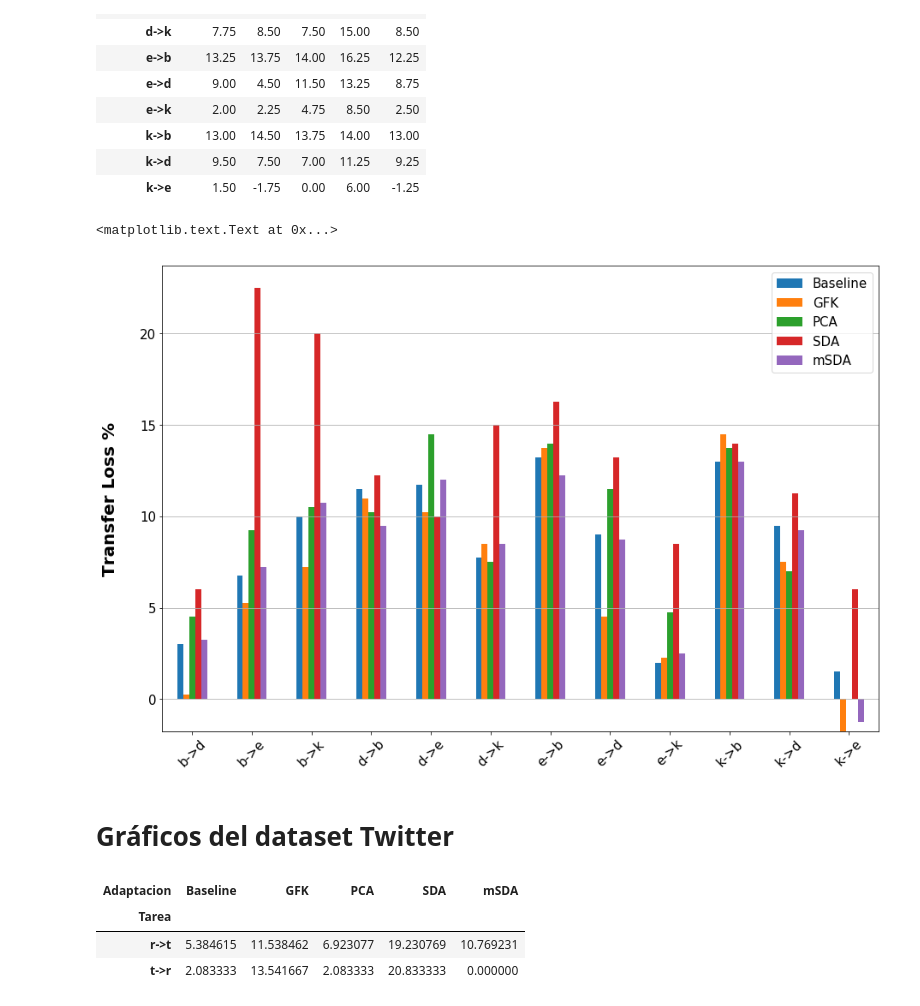
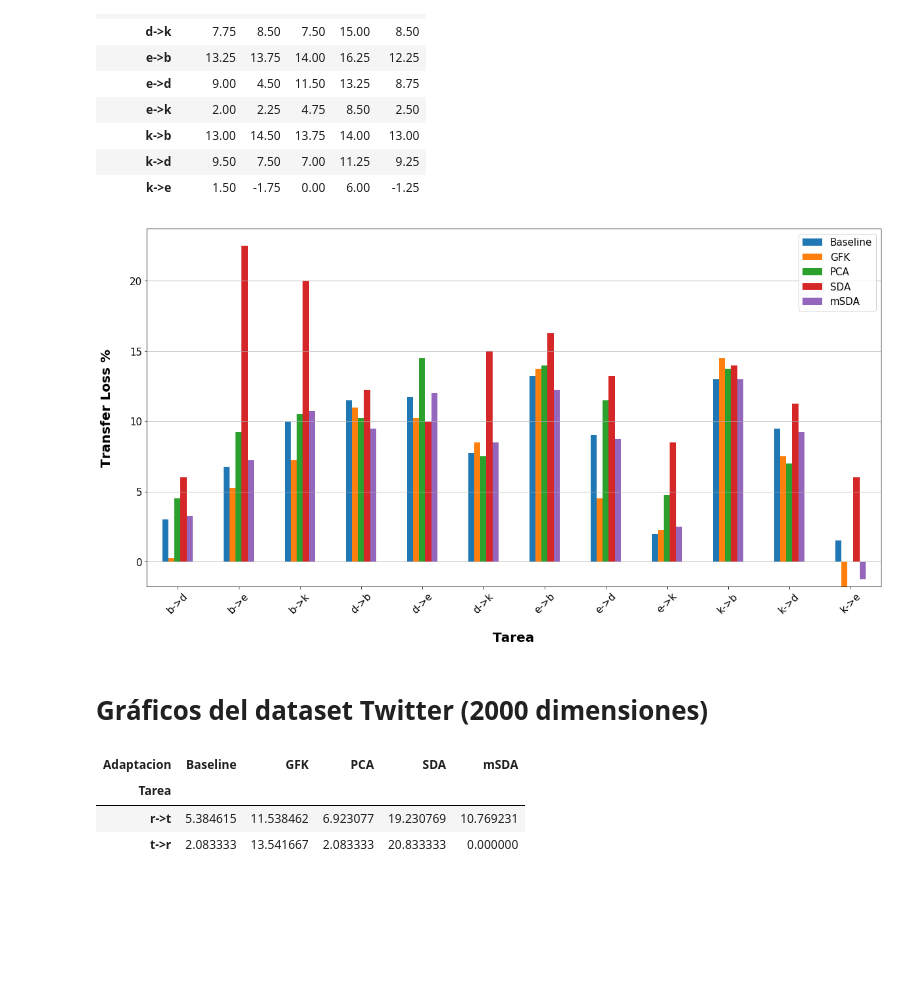
Before and after one commit to franciscoprimero/Memoria, a Jupyter notebook: Graficos.ipynb, the cells around one changed output. Cells and saved outputs as stored; diff of their text form; code cells hidden in the pictures; blank space fills up the shorter version.

Commit message:
Archivos con errores renombrados y graficos agregados.

```diff
--- a/Graficos.ipynb
+++ b/Graficos.ipynb
@@ -16,9 +11,9 @@ print dataframe_columns
 # %%
-def get_scores_dataframe(dataset):
+def get_scores_dataframe(dataset, dims):
     df = None
 
     for prueba in pruebas:
-        path = os.path.join(scores_path, prueba, dataset+'.csv')
+        path = os.path.join(scores_path, prueba, "%s_%d.csv" % (dataset, dims))
 
         if os.path.exists(path):
             #print path
@@ -45,5 +40,6 @@ def get_scores_dataframe(dataset):
 # %%
-df_amazon = get_scores_dataframe(datasets[0])
+dims = 3000
+df_amazon = get_scores_dataframe(datasets[0], dims)
 df_amazon
 # %% [output]
 | Adaptacion | Baseline | GFK | PCA | SDA | mSDA |
@@ -61,17 +57,19 @@ df_amazon
 | k->d | 9.50 | 7.50 | 7.00 | 11.25 | 9.25 |
 | k->e | 1.50 | -1.75 | 0.00 | 6.00 | -1.25 |
 # %%
-amazon_plot = df_amazon.plot(kind='bar', figsize=(15,10), rot=45, fontsize=15, legend=False)
-patches, labels = ax.get_legend_handles_labels()
+amazon_plot = df_amazon.plot(kind='bar', figsize=(20,10), rot=45, fontsize=15, legend=False)
+patches, labels = amazon_plot.get_legend_handles_labels()
 
 amazon_plot.legend(patches, labels, loc='best', fontsize=15)
 amazon_plot.yaxis.grid(which='major')
 
 amazon_plot.set_ylabel("Transfer Loss %", labelpad=25,fontsize=20, weight='bold')
-amazon_plot.set_xlabel("")
+amazon_plot.set_xlabel("Tarea", labelpad=25,fontsize=20, weight='bold')
+
+figure_path = os.path.join(graficos_path, datasets[0], "%d.png" % dims)
+plt.savefig(figure_path)
 # %% [output]
-<matplotlib.text.Text at 0x...>
-[figure, old version]
+[figure, new version]
 # %% [markdown]
-# Gráficos del dataset Twitter
+# Gráficos del dataset Twitter (2000 dimensiones)
 # %%
```
Also changed, not shown: parts of 5 cells of this notebook, 21 other files.
